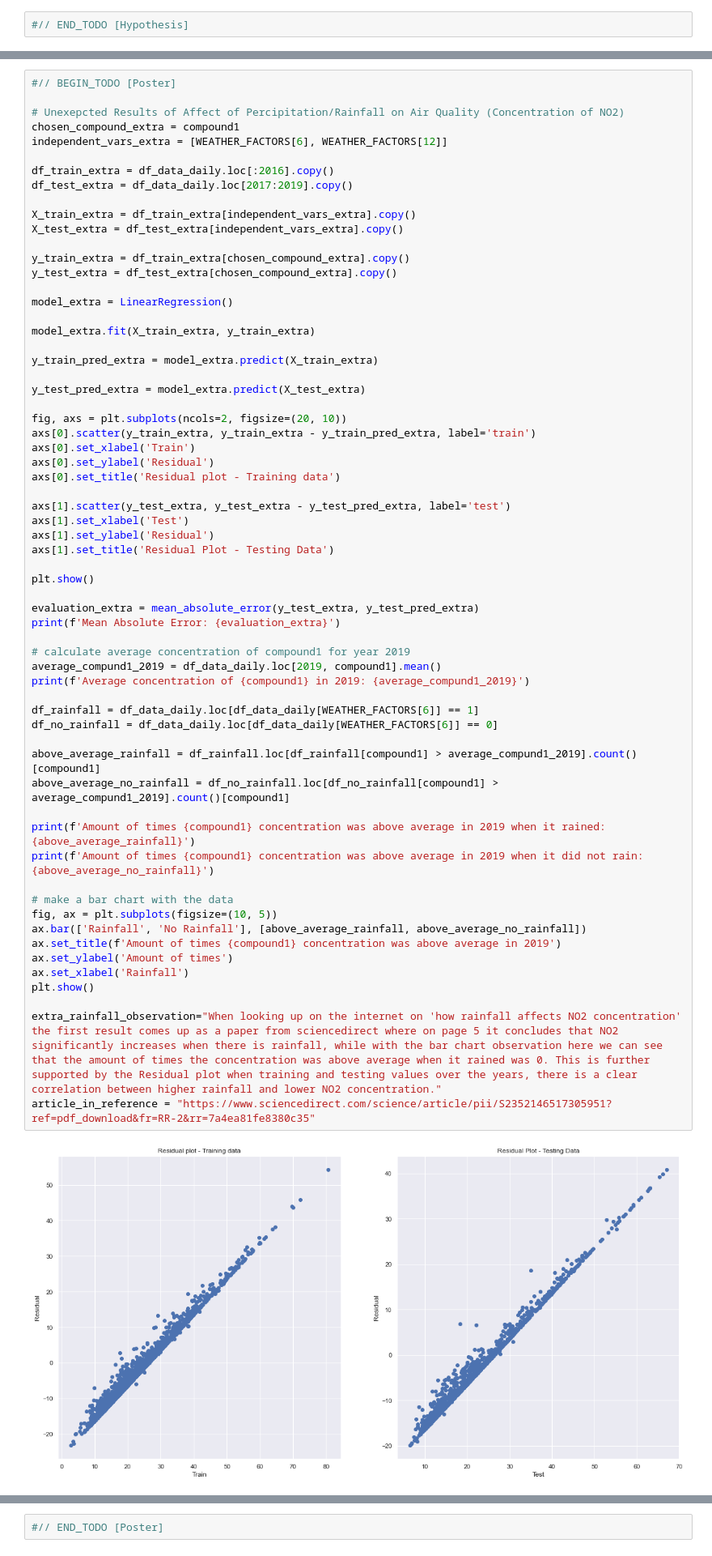
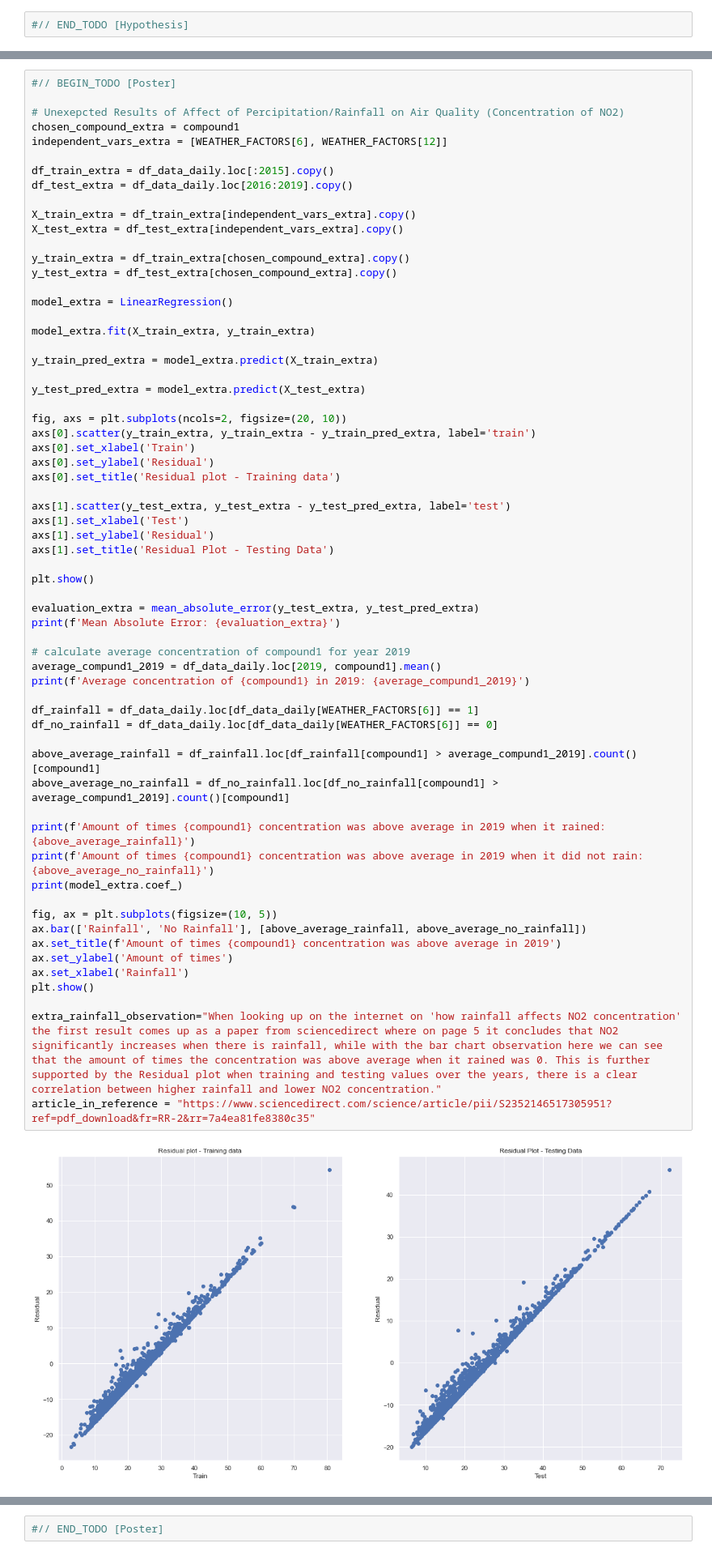
Before and after one commit to danieltyukov/tue-data-analytics, a Jupyter notebook: GA1/GA1-1819283.ipynb, the cells around one changed output, grey strips where cells are left out. Shown at 81% size. Drawn from its saved outputs; the diff is of its cells as text.

```diff
--- a/GA1/GA1-1819283.ipynb
+++ b/GA1/GA1-1819283.ipynb
@@ -1106,8 +1110,8 @@ Also, ensure:
 chosen_compound_extra = compound1
 independent_vars_extra = [WEATHER_FACTORS[6], WEATHER_FACTORS[12]]
 
-df_train_extra = df_data_daily.loc[:2016].copy()
-df_test_extra = df_data_daily.loc[2017:2019].copy()
+df_train_extra = df_data_daily.loc[:2015].copy()
+df_test_extra = df_data_daily.loc[2016:2019].copy()
 
 X_train_extra = df_train_extra[independent_vars_extra].copy()
 X_test_extra = df_test_extra[independent_vars_extra].copy()
@@ -1135,32 +1139,32 @@ axs[1].set_ylabel('Residual')
 axs[1].set_title('Residual Plot - Testing Data')
 
 plt.show()
 
 evaluation_extra = mean_absolute_error(y_test_extra, y_test_pred_extra)
 print(f'Mean Absolute Error: {evaluation_extra}')
 
 # calculate average concentration of compound1 for year 2019
 average_compund1_2019 = df_data_daily.loc[2019, compound1].mean()
 print(f'Average concentration of {compound1} in 2019: {average_compund1_2019}')
 
 df_rainfall = df_data_daily.loc[df_data_daily[WEATHER_FACTORS[6]] == 1]
 df_no_rainfall = df_data_daily.loc[df_data_daily[WEATHER_FACTORS[6]] == 0]
 
 above_average_rainfall = df_rainfall.loc[df_rainfall[compound1] > average_compund1_2019].count()[compound1]
 above_average_no_rainfall = df_no_rainfall.loc[df_no_rainfall[compound1] > average_compund1_2019].count()[compound1]
 
 print(f'Amount of times {compound1} concentration was above average in 2019 when it rained: {above_average_rainfall}')
 print(f'Amount of times {compound1} concentration was above average in 2019 when it did not rain: {above_average_no_rainfall}')
+print(model_extra.coef_)
 
-# make a bar chart with the data
 fig, ax = plt.subplots(figsize=(10, 5))
 ax.bar(['Rainfall', 'No Rainfall'], [above_average_rainfall, above_average_no_rainfall])
 ax.set_title(f'Amount of times {compound1} concentration was above average in 2019')
 ax.set_ylabel('Amount of times')
 ax.set_xlabel('Rainfall')
 plt.show()
 
 extra_rainfall_observation="When looking up on the internet on 'how rainfall affects NO2 concentration' the first result comes up as a paper from sciencedirect where on page 5 it concludes that NO2 significantly increases when there is rainfall, while with the bar chart observation here we can see that the amount of times the concentration was above average when it rained was 0. This is further supported by the Residual plot when training and testing values over the years, there is a clear correlation between higher rainfall and lower NO2 concentration."
 article_in_reference = "https://www.sciencedirect.com/science/article/pii/S2352146517305951?ref=pdf_download&fr=RR-2&rr=7a4ea81fe8380c35"
 # %% [output]
-[figure, old version]
+[figure, new version]
```
Also changed, not shown: parts of 6 cells of this notebook.
